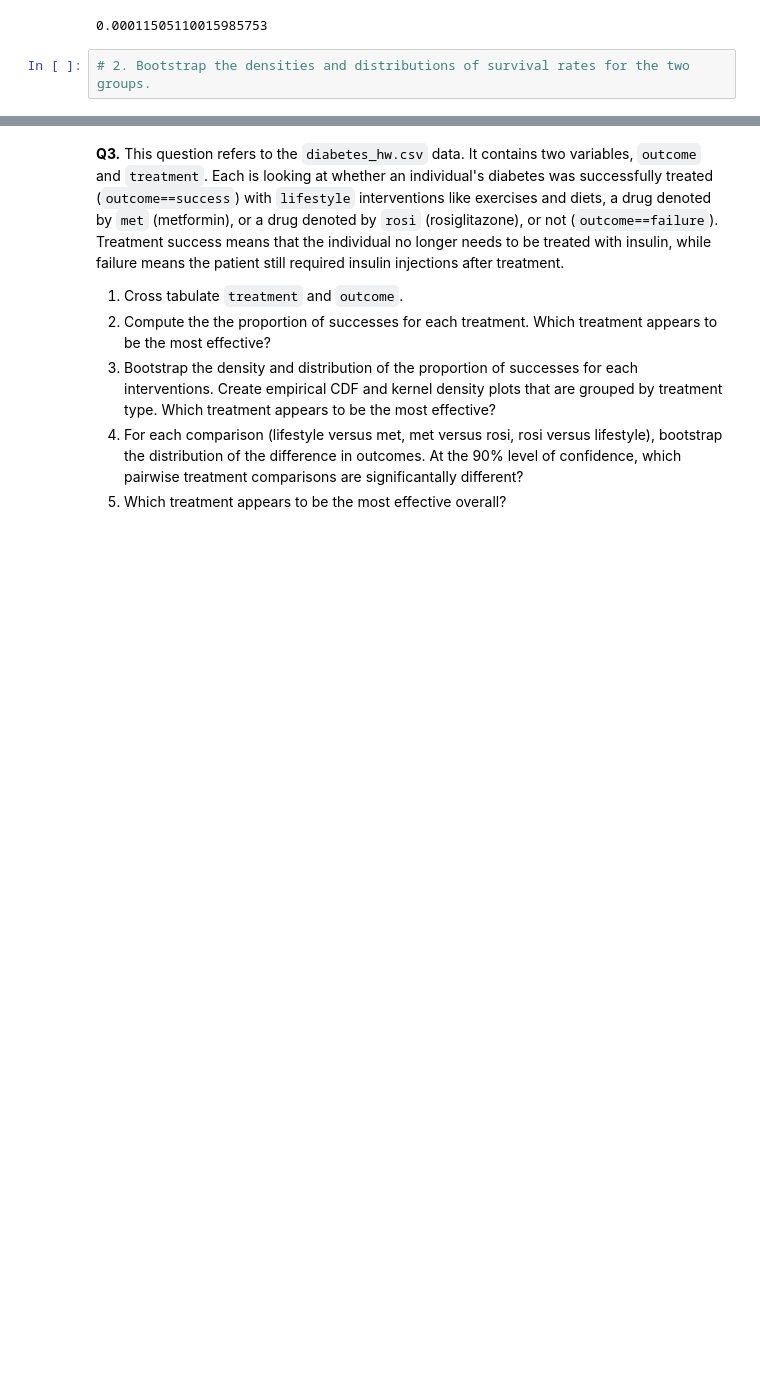
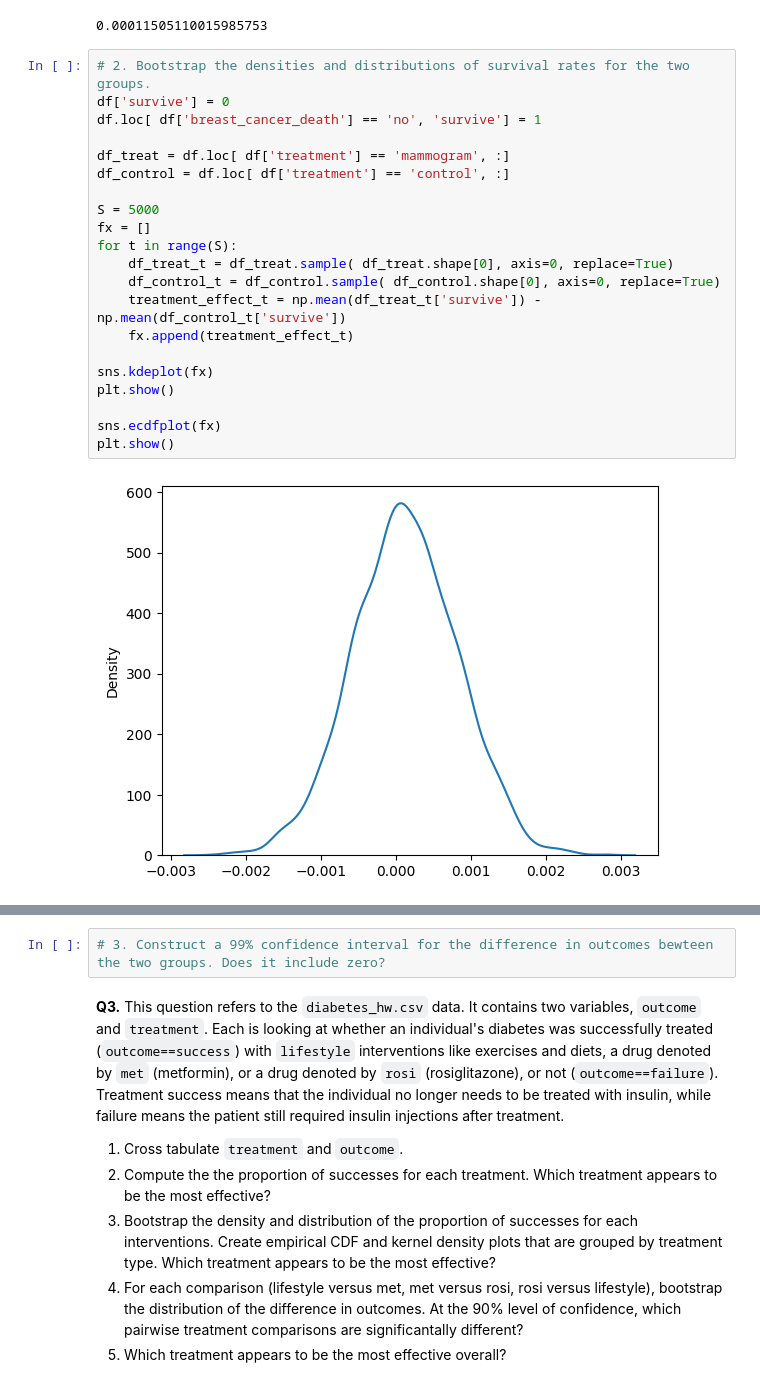
Before and after one commit to eyv7jz/the_bootstrap, a Jupyter notebook: assignment_5.ipynb, the cells around one changed output, grey strips where cells are left out. Drawn from its saved outputs; the diff is of its cells as text; blank space fills up the shorter version.

```diff
--- a/assignment_5.ipynb
+++ b/assignment_5.ipynb
@@ -56,3 +56,24 @@ All                  0.988813  0.011187  1.000000
 0.00011505110015985753
 # %%
 # 2. Bootstrap the densities and distributions of survival rates for the two groups.
+df['survive'] = 0
+df.loc[ df['breast_cancer_death'] == 'no', 'survive'] = 1
+
+df_treat = df.loc[ df['treatment'] == 'mammogram', :]
+df_control = df.loc[ df['treatment'] == 'control', :]
+
+S = 5000
+fx = []
+for t in range(S):
+    df_treat_t = df_treat.sample( df_treat.shape[0], axis=0, replace=True)
+    df_control_t = df_control.sample( df_control.shape[0], axis=0, replace=True)
+    treatment_effect_t = np.mean(df_treat_t['survive']) - np.mean(df_control_t['survive'])
+    fx.append(treatment_effect_t)
+
+sns.kdeplot(fx)
+plt.show()
+
+sns.ecdfplot(fx)
+plt.show()
+# %% [output]
+[figure, added]
@@ -59,3 +81,5 @@ All                  0.988813  0.011187  1.000000
+# %%
+# 3. Construct a 99% confidence interval for the difference in outcomes bewteen the two groups. Does it include zero?
 # %% [markdown]
 **Q3.** This question refers to the `diabetes_hw.csv` data. It contains two variables, `outcome` and `treatment`. Each is looking at whether an individual's diabetes was successfully treated (`outcome==success`) with `lifestyle` interventions like exercises and diets, a drug denoted by `met` (metformin), or a drug denoted by `rosi` (rosiglitazone), or not (`outcome==failure`). Treatment success means that the individual no longer needs to be treated with insulin, while failure means the patient still required insulin injections after treatment.
 
```
Also changed, not shown: parts of 1 cell of this notebook.
